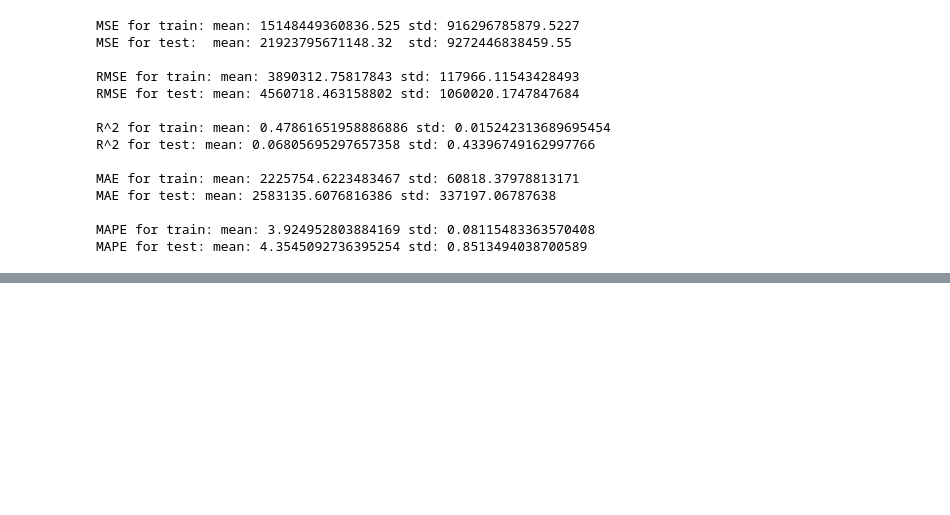
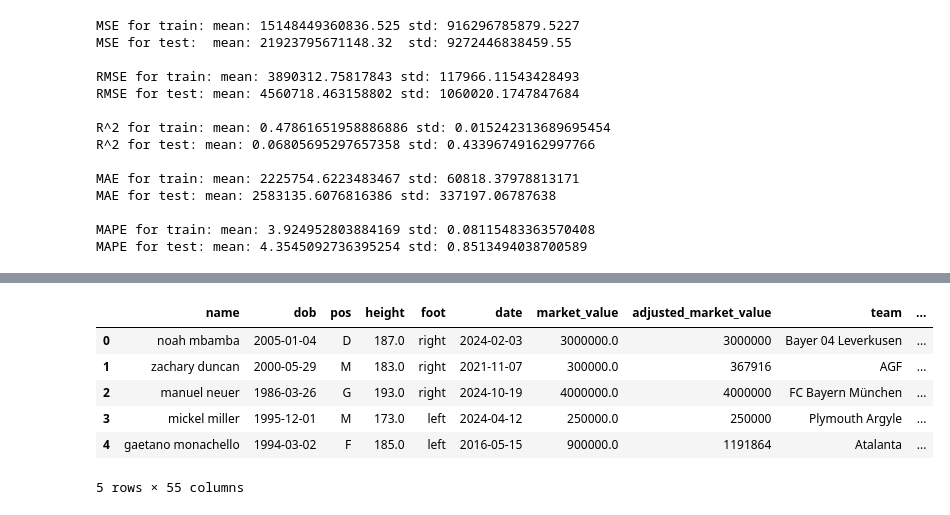
Before and after one commit to shadtome/Score-data, a Jupyter notebook: EDA/train_EDA/train_get_prediction.ipynb, the cells around one changed output, grey strips where cells are left out. Cells and saved outputs as stored; diff of their text form; code cells hidden in the pictures; blank space fills up the shorter version.

```diff
--- a/EDA/train_EDA/train_get_prediction.ipynb
+++ b/EDA/train_EDA/train_get_prediction.ipynb
@@ -795,0 +979,12 @@ MAPE for test: mean: 4.3545092736395254 std: 0.8513494038700589
+# %%
+file_dir = '../../data/main_data/train/train.csv'
+train = pd.read_csv(file_dir)
+train.head()
+# %% [output]
+|  | name | dob | pos | height | foot | date | market_value | adjusted_market_value | team | ... |
+| 0 | noah mbamba | 2005-01-04 | D | 187.0 | right | 2024-02-03 | 3000000.0 | 3000000 | Bayer 04 Leverkusen | ... |
+| 1 | zachary duncan | 2000-05-29 | M | 183.0 | right | 2021-11-07 | 300000.0 | 367916 | AGF | ... |
+| 2 | manuel neuer | 1986-03-26 | G | 193.0 | right | 2024-10-19 | 4000000.0 | 4000000 | FC Bayern München | ... |
+| 3 | mickel miller | 1995-12-01 | M | 173.0 | left | 2024-04-12 | 250000.0 | 250000 | Plymouth Argyle | ... |
+| 4 | gaetano monachello | 1994-03-02 | F | 185.0 | left | 2016-05-15 | 900000.0 | 1191864 | Atalanta | ... |
+5 rows × 55 columns
```
Also changed, not shown: parts of 12 cells of this notebook, 2 other files.
